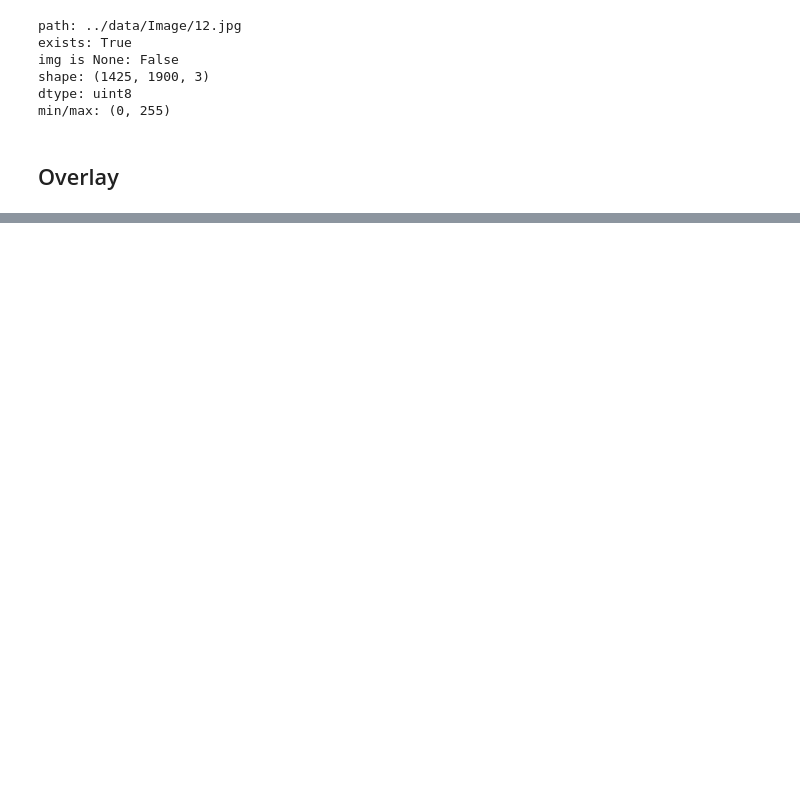
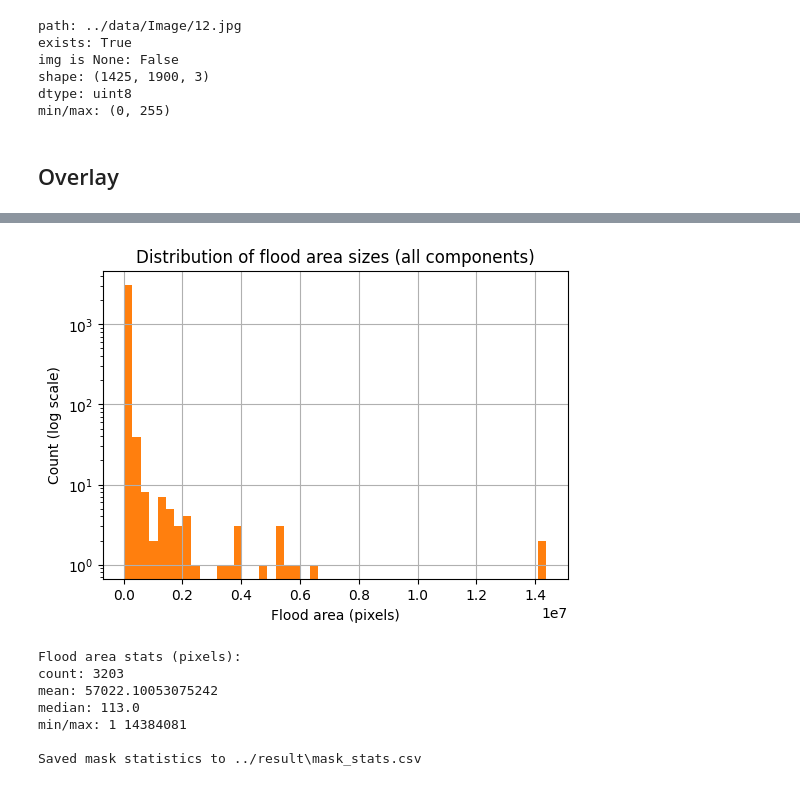
Before and after one commit to WildanAz/flood-area-segmentation, a Jupyter notebook: notebook/EDA.ipynb, the cells around one changed output, grey strips where cells are left out. Drawn from its saved outputs; the diff is of its cells as text; code cells hidden in the pictures; blank space fills up the shorter version.

```diff
--- a/notebook/EDA.ipynb
+++ b/notebook/EDA.ipynb
@@ -131,0 +221,34 @@ img_np = np.array(pil)[:, :, ::-1]  # RGB->BGR for cv2
+# %%
+# Plot distribution of flood-area sizes (across all images)
+if len(areas_all) > 0:
+    plt.figure(figsize=(6,4))
+    plt.hist(areas_all, bins=50, color='C1', log=True)
+    plt.xlabel('Flood area (pixels)')
+    plt.ylabel('Count (log scale)')
+    plt.title('Distribution of flood area sizes (all components)')
+    plt.grid(True)
+    plt.show()
+    areas_np = np.array(areas_all)
+    print('\nFlood area stats (pixels):')
+    print('count:', areas_np.size)
+    print('mean:', areas_np.mean())
+    print('median:', np.median(areas_np))
+    print('min/max:', areas_np.min(), areas_np.max())
+else:
+    print('No flood components found in masks.')
+
+# Save per-image summary to ../result/mask_stats.csv
+out_dir = '../result'
+if not os.path.exists(out_dir):
+    os.makedirs(out_dir)
+df.to_csv(os.path.join(out_dir, 'mask_stats.csv'), index=False)
+print(f'\nSaved mask statistics to {os.path.join(out_dir, "mask_stats.csv")}')
+# %% [output]
+[figure, added]
+Flood area stats (pixels):
+count: 3203
+mean: 57022.10053075242
+median: 113.0
+min/max: 1 14384081
+
+Saved mask statistics to ../result\mask_stats.csv
```
Also changed, not shown: parts of 10 cells of this notebook, 8 other files.
